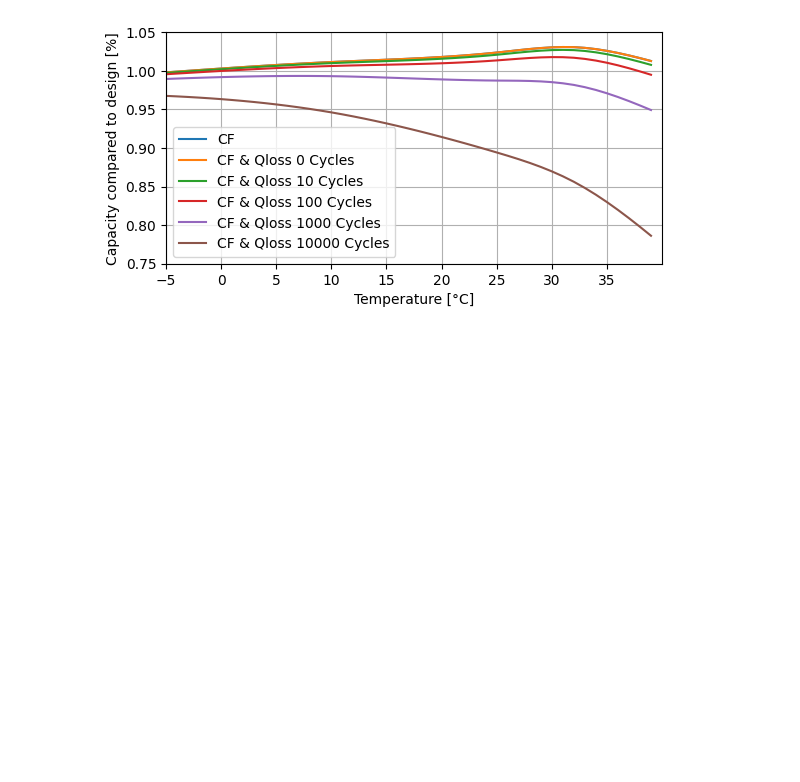
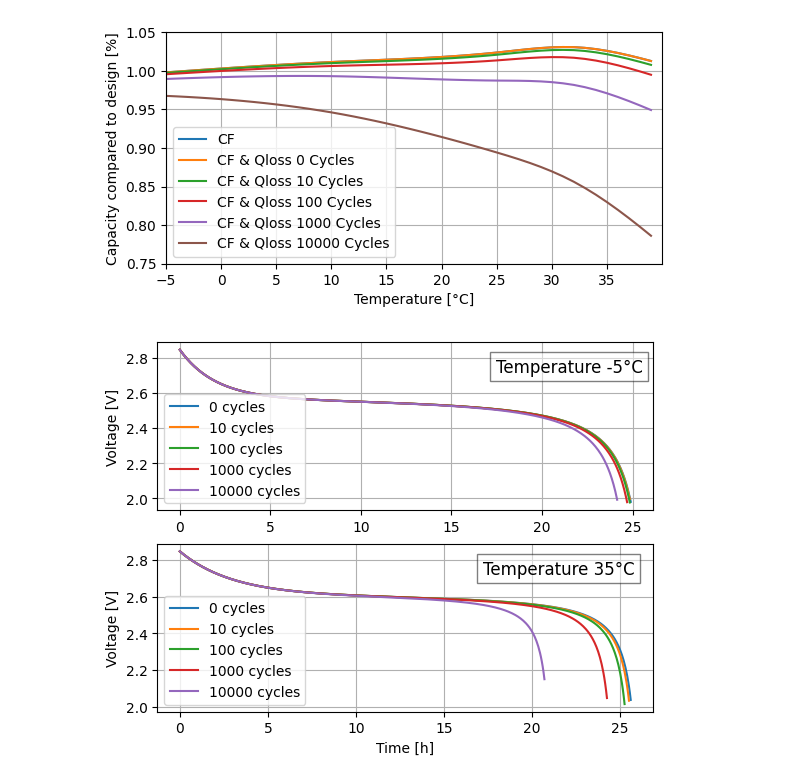
Before and after one commit to ApocalypsjeNL/kinetic-battery-temperature-aging, a Jupyter notebook: kibam.ipynb, the cells around one changed output. Drawn from its saved outputs; the diff is of its cells as text; code cells hidden in the pictures; blank space fills up the shorter version.

```diff
--- a/kibam.ipynb
+++ b/kibam.ipynb
@@ -297,2 +258,44 @@ plot_cf_qloss_temp()
 # %% [output]
 [figure]
+# %%
+def t_kibam_arrenhius_qloss():
+    experiment_temperature = 35
+    experiment_I = 0.030
+    experiment_Emin = 2.0 # E is in V
+    experiment_q0 = 0.75 # Q is in Ah
+    experiment_qloss_dod = 1
+    experiment_qloss_cycles = 10_000
+
+    dt = 0.05 # dt is in h
+
+    experiment_temperature_range = [-5, 35]
+    experiment_cycle_range = [0, 10, 100, 1_000, 10_000]
+
+    for plot_id in range(0, 2):
+        temperature_range = experiment_temperature_range[plot_id]
+
+
+        labels = []
+        plt.subplot(2, 1, plot_id + 1)
+        for cycle_range in experiment_cycle_range:
+            (kibam_result, tkibam_result) = t_kibam_qloss(experiment_q0, dt, temperature_range, c, experiment_Emin, experiment_I, experiment_qloss_dod, cycle_range, debug=False)
+            t_plot = get_time_axis(dt, kibam_result)
+
+            labels.append(f"{cycle_range} cycles")
+            # plt.plot(t_plot, kibam_result)
+            plt.plot(t_plot, tkibam_result)
+
+        plt.legend(labels)
+        plt.ylabel('Voltage [V]')
+        if plot_id == 1:
+            plt.xlabel('Time [h]')
+        plt.text(21.5, 2.8, f"Temperature {temperature_range}°C", fontsize=12, bbox=dict(facecolor='white', alpha=0.5), horizontalalignment='center', verticalalignment='top')
+        plt.grid()
+        plt.yticks()
+
+    # plt.tight_layout()
+    plt.show()
+
+t_kibam_arrenhius_qloss()
+# %% [output]
+[figure, added]
```
Also changed, not shown: parts of 1 cell of this notebook.
